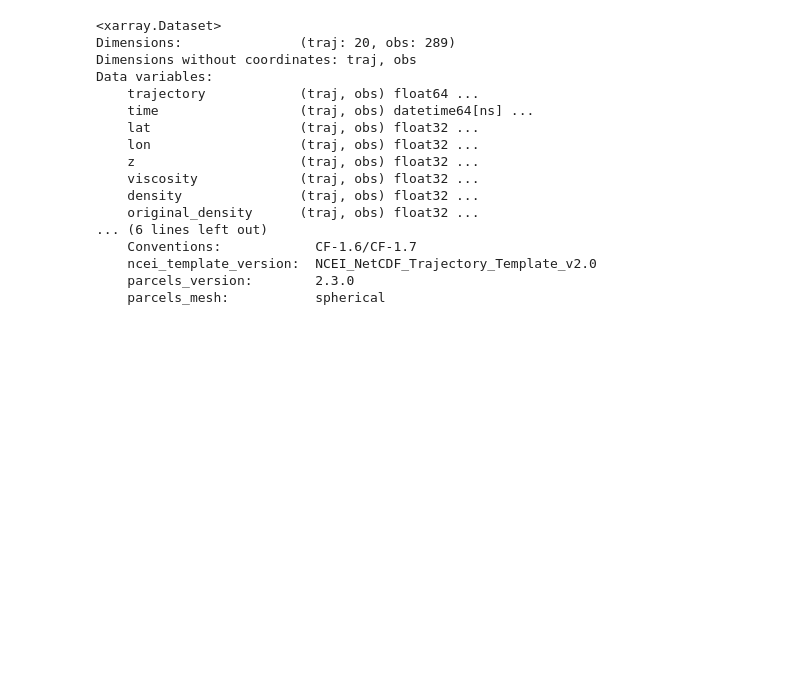
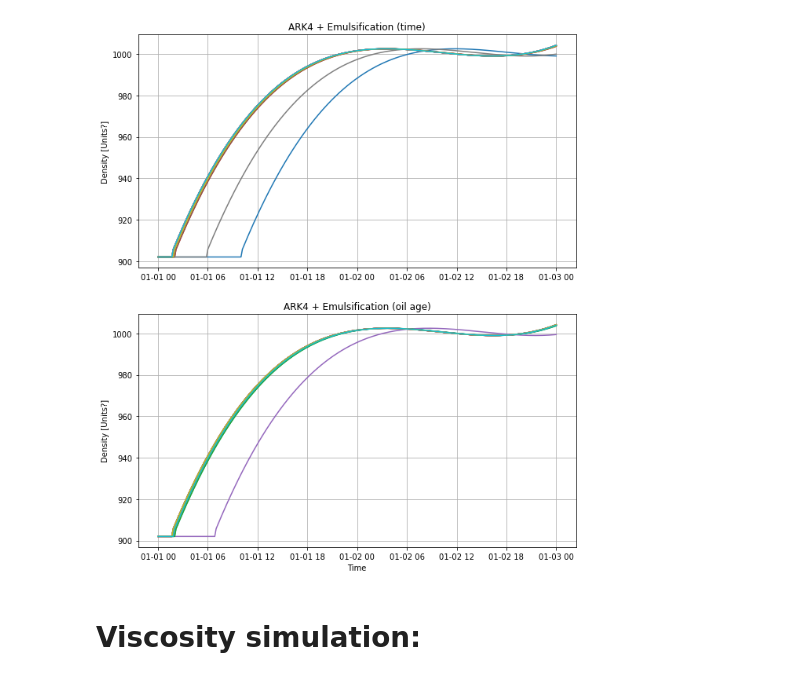
Before and after one commit to OceanParcels/WOC_OilSpills, a Jupyter notebook: Basic_oil_model_2022-01-24.ipynb, the cells around one changed output. Saved outputs shown, nothing was run; the diff lists cells and outputs as text; code cells hidden in the pictures; blank space fills up the shorter version.

```diff
--- a/Basic_oil_model_2022-01-24.ipynb
+++ b/Basic_oil_model_2022-01-24.ipynb
@@ -171,3 +379,26 @@ INFO: Compiled ArrayOilParticleEmulsificationViscosityChangesAdvectionRK4 ==> /v
+# %%
+plt.figure(figsize=(10,12))
+
+ax1 = plt.subplot(211)
+for i in range(20):
+    plt.plot(ds_E_01['time'][i], ds_E_01['density'][i])
+ax1.set_title('ARK4 + Emulsification (time)')
+ax1.set_ylabel('Density [Units?]')
+plt.grid()
+
+ax1 = plt.subplot(212)
+for i in range(20):
+    plt.plot(ds_E_02['time'][i], ds_E_02['density'][i])
+ax1.set_title('ARK4 + Emulsification (oil age)')
+ax1.set_xlabel('Time')
+ax1.set_ylabel('Density [Units?]')
+plt.grid()
+
+plt.show()
+# %% [output]
+[figure, added]
+# %% [markdown]
+# Viscosity simulation:
 # %%
 import xarray as xr
 
@@ -175,20 +405,0 @@ ds = xr.open_dataset("basic_model_output_2022-01-24.nc")
-# %%
-ds
-# %% [output]
-<xarray.Dataset>
-Dimensions:               (traj: 20, obs: 289)
-Dimensions without coordinates: traj, obs
-Data variables:
-    trajectory            (traj, obs) float64 ...
-    time                  (traj, obs) datetime64[ns] ...
-    lat                   (traj, obs) float32 ...
-    lon                   (traj, obs) float32 ...
-    z                     (traj, obs) float32 ...
-    viscosity             (traj, obs) float32 ...
-    density               (traj, obs) float32 ...
-    original_density      (traj, obs) float32 ...
-... (6 lines left out)
-    Conventions:            CF-1.6/CF-1.7
-    ncei_template_version:  NCEI_NetCDF_Trajectory_Template_v2.0
-    parcels_version:        2.3.0
-    parcels_mesh:           spherical
```
Also changed, not shown: parts of 28 cells of this notebook, 4 other files.
